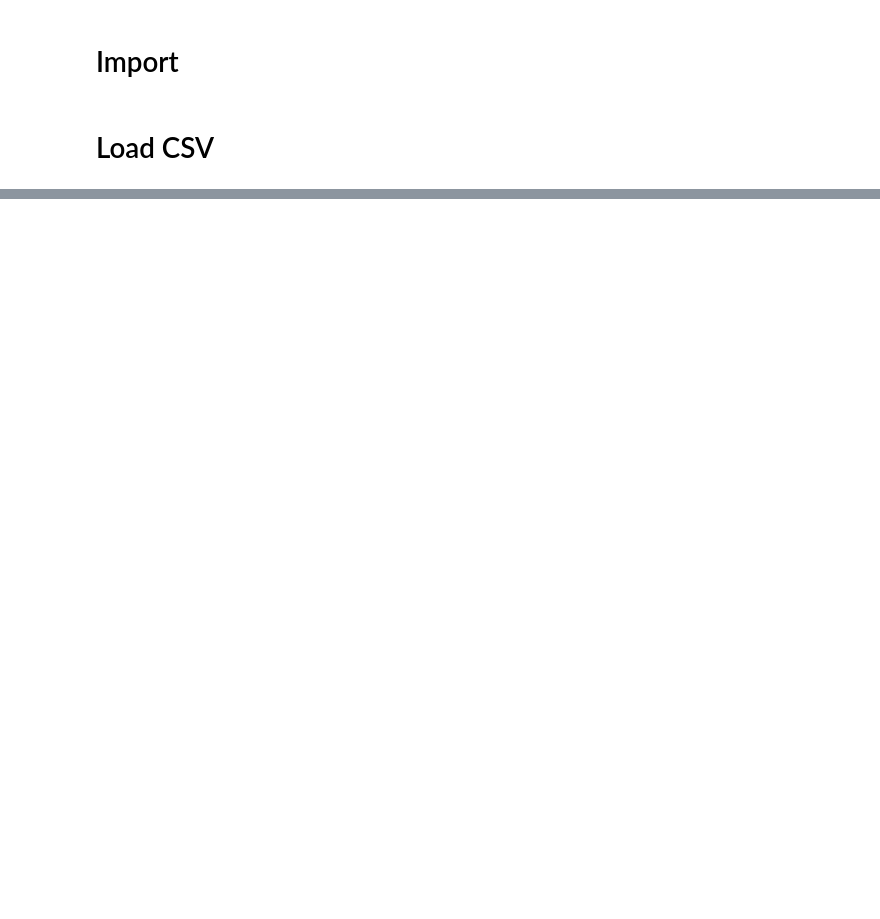
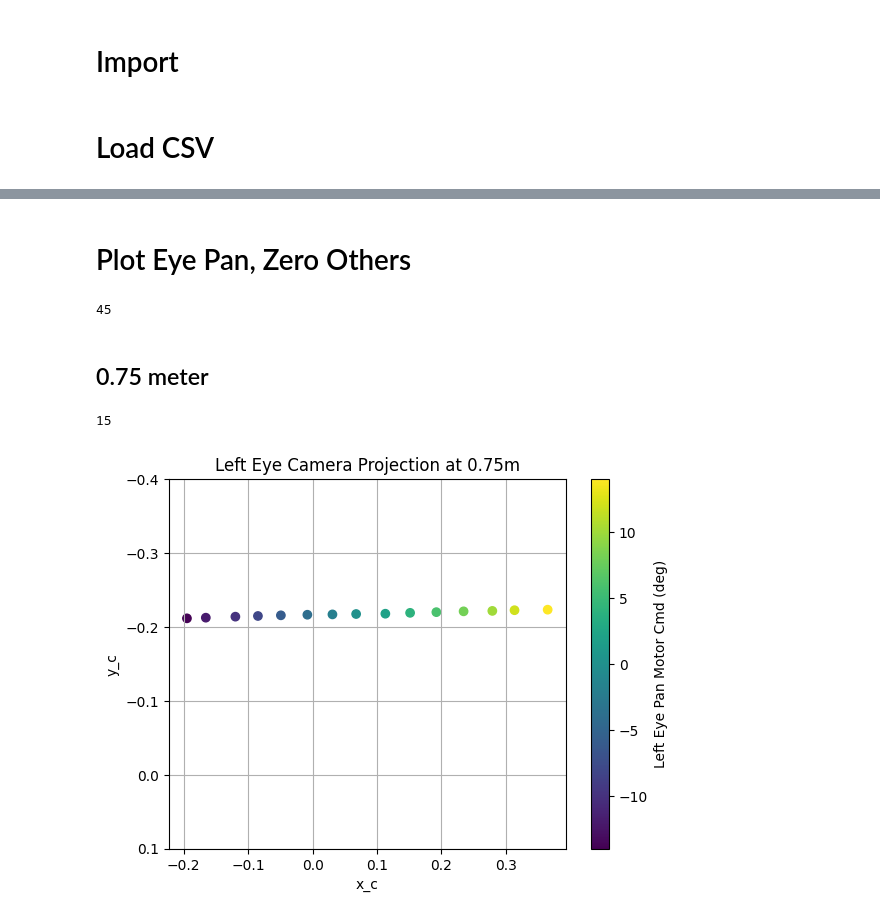
Before and after one commit to jpmnieles/grace_dl, a Jupyter notebook: notebooks/240910_DatasetPlotting.ipynb, the cells around one changed output, grey strips where cells are left out. Saved outputs shown, nothing was run; the diff lists cells and outputs as text; code cells hidden in the pictures; blank space fills up the shorter version.

Commit message:
Added dataset plotting notebook to check data contents
Signed-off-by: jpmnieles <jpmnieles@connect.ust.hk>

```diff
--- a/notebooks/240910_DatasetPlotting.ipynb
+++ b/notebooks/240910_DatasetPlotting.ipynb
@@ -31,3 +28,33 @@ Total: 209731
 | 2 | -0.731501 | -0.324165 | 0.738176 | -0.868484 | -0.332085 | 0.738360 | -35 | -10 | ... |
 | 3 | -0.672994 | -0.320809 | 0.737795 | -0.776648 | -0.327031 | 0.737932 | -35 | -10 | ... |
 | 4 | -0.613507 | -0.317492 | 0.737656 | -0.690487 | -0.321762 | 0.737752 | -35 | -10 | ... |
+# %% [markdown]
+# Plot Eye Pan, Zero Others
+# %%
+zero_df = df[(df['cmd_theta_lower_neck_pan']==0)
+             & (df['cmd_theta_lower_neck_tilt']==0)
+             & (df['cmd_theta_upper_neck_tilt']==0)
+             & (df['cmd_theta_eyes_tilt']==0)]
+print(len(zero_df))
+# %% [output]
+45
+# %% [markdown]
+## 0.75 meter
+# %%
+zero_df_075m = zero_df[(zero_df['z_c_l'] >= 0.65) & (zero_df['z_c_l'] <=0.85)]
+print(len(zero_df_075m))
+# %% [output]
+15
+# %%
+# Left Eye Cam
+plt.figure()
+data_for_colors = df['cmd_theta_left_eye_pan'].unique()
+plt.scatter(zero_df_075m['x_c_l'],zero_df_075m['y_c_l'], c=data_for_colors, cmap='viridis')
+plt.colorbar(label='Left Eye Pan Motor Cmd (deg)')
+plt.ylim([0.1,-0.4])
+plt.xlabel('x_c')
+plt.ylabel('y_c')
+plt.title('Left Eye Camera Projection at 0.75m')
+plt.grid()
+# %% [output]
+[figure, added]
```
Also changed, not shown: parts of 115 cells of this notebook.
